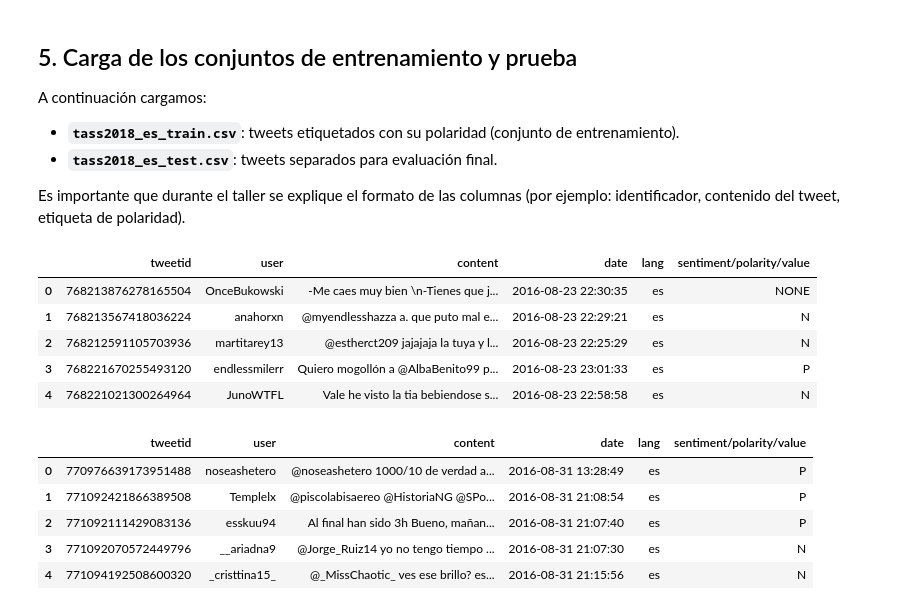
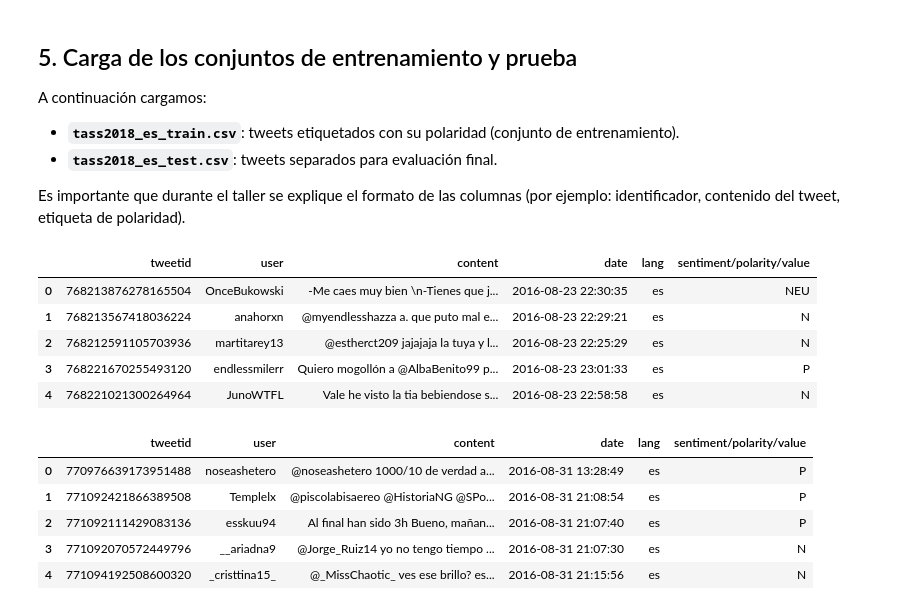
Before and after one commit to lastHunter956/NLP-5029, a Jupyter notebook: courseNLP/Actividades/tass_bow_softmax_workshop.ipynb, the cells around one changed output. Cells and saved outputs as stored; diff of their text form; code cells hidden in the pictures.

```diff
--- a/courseNLP/Actividades/tass_bow_softmax_workshop.ipynb
+++ b/courseNLP/Actividades/tass_bow_softmax_workshop.ipynb
@@ -126,10 +126,11 @@ A continuación cargamos:
 Es importante que durante el taller se explique el formato de las columnas (por ejemplo: identificador, contenido del tweet, etiqueta de polaridad).
 # %%
 data_train = pd.read_csv(DIR_DATA + 'tass2018_es_train.csv', sep=',')
+data_train['sentiment/polarity/value'] = data_train['sentiment/polarity/value'].replace('NONE', 'NEU')
 data_train[:5]
 # %% [output]
 |  | tweetid | user | content | date | lang | sentiment/polarity/value |
-| 0 | 768213876278165504 | OnceBukowski | -Me caes muy bien \n-Tienes que j... | 2016-08-23 22:30:35 | es | NONE |
+| 0 | 768213876278165504 | OnceBukowski | -Me caes muy bien \n-Tienes que j... | 2016-08-23 22:30:35 | es | NEU |
 | 1 | 768213567418036224 | anahorxn | @myendlesshazza a. que puto mal e... | 2016-08-23 22:29:21 | es | N |
 | 2 | 768212591105703936 | martitarey13 | @estherct209 jajajaja la tuya y l... | 2016-08-23 22:25:29 | es | N |
 | 3 | 768221670255493120 | endlessmilerr | Quiero mogollón a @AlbaBenito99 p... | 2016-08-23 23:01:33 | es | P |
```
Also changed, not shown: parts of 17 cells of this notebook, 3 other files.
